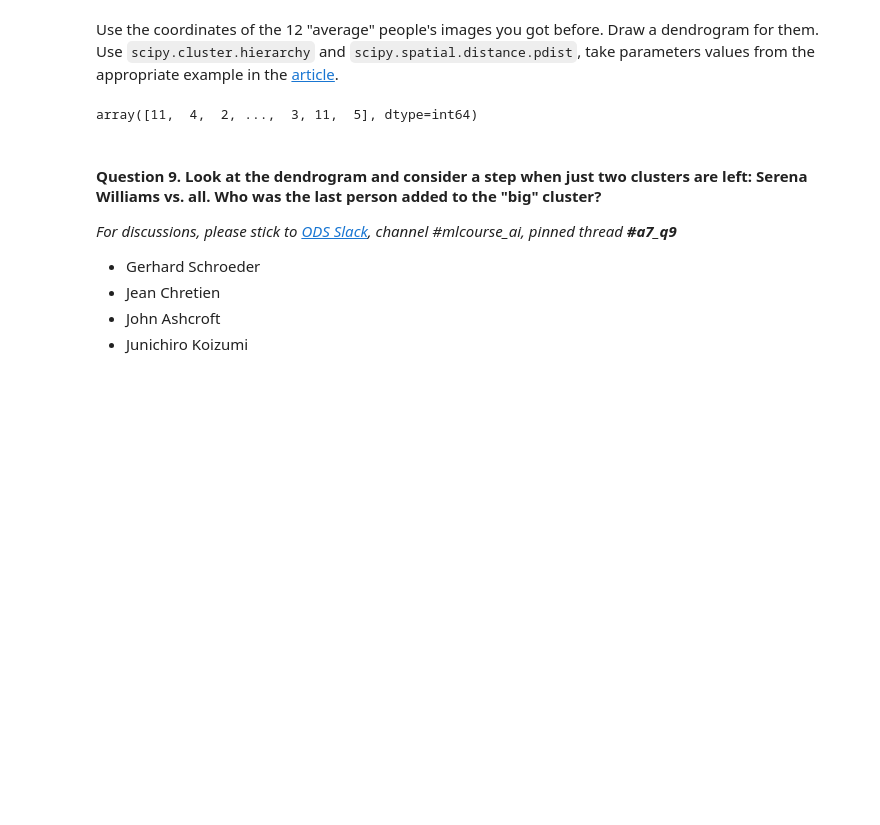
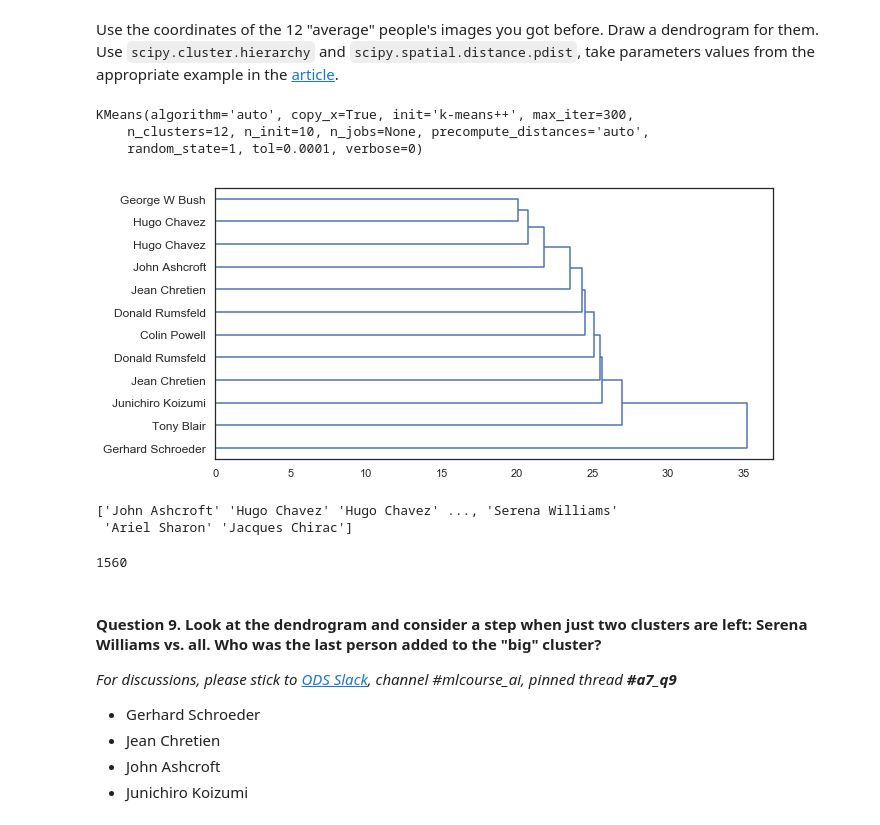
Before and after one commit to eldaniz/mlcourse.ai, a Jupyter notebook: jupyter_english/assignments_fall2018/assignment7_pca_clustering.ipynb, the cells around one changed output. Cells and saved outputs as stored; diff of their text form; code cells hidden in the pictures; blank space fills up the shorter version.

```diff
--- a/jupyter_english/assignments_fall2018/assignment7_pca_clustering.ipynb
+++ b/jupyter_english/assignments_fall2018/assignment7_pca_clustering.ipynb
@@ -342,13 +368,38 @@ results
 - Considering only 2 clusters (whether it is Serena Williams or not) and comparing clustering results with a binary vector, we can see that clustering algorithms work better, with some metrics exceeding 66%
 # %% [markdown]
 Use the coordinates of the 12 "average" people's images you got before. Draw a dendrogram for them. Use `scipy.cluster.hierarchy` and `scipy.spatial.distance.pdist`, take parameters values from the appropriate example in the [article](https://medium.com/@libfun/db7879568417).
-# %%
-from scipy.cluster import hierarchy
-from scipy.spatial.distance import pdist
-
-lfw_people.target
-# %% [output]
-array([11,  4,  2, ...,  3, 11,  5], dtype=int64)
+# %%
+X, y = scaled_images, lfw_people.target
+kmeans = KMeans(n_clusters=12, random_state=1)
+kmeans.fit(X)
+# %% [output]
+KMeans(algorithm='auto', copy_x=True, init='k-means++', max_iter=300,
+    n_clusters=12, n_init=10, n_jobs=None, precompute_distances='auto',
+    random_state=1, tol=0.0001, verbose=0)
+# %%
+from scipy.cluster import hierarchy
+from scipy.spatial.distance import pdist
+
+Xc = kmeans.cluster_centers_
+
+distance_mat = pdist(Xc) # pdist calculates the upper triangle of the distance matrix
+
+Z = hierarchy.linkage(distance_mat, 'single') # linkage is agglomerative clustering algorithm
+plt.figure(figsize=(10, 5))
+dn = hierarchy.dendrogram(Z,
+                          color_threshold=0.5,
+                          labels=lfw_people.target_names[kmeans.labels_[:12]],
+                          orientation='right')
+# %% [output]
+[figure, added]
+# %%
+print(lfw_people.target_names[kmeans.labels_])
+lfw_people.target_names[kmeans.labels_[:12]]
+len(kmeans.labels_)
+# %% [output]
+['John Ashcroft' 'Hugo Chavez' 'Hugo Chavez' ..., 'Serena Williams'
+ 'Ariel Sharon' 'Jacques Chirac']
+1560
 # %% [markdown]
 #### Question 9. Look at the dendrogram and consider a step when just two clusters are left: Serena Williams vs. all.  Who was the last person added to the "big" cluster?
 
```
Also changed, not shown: parts of 3 cells of this notebook, 3 other files.
